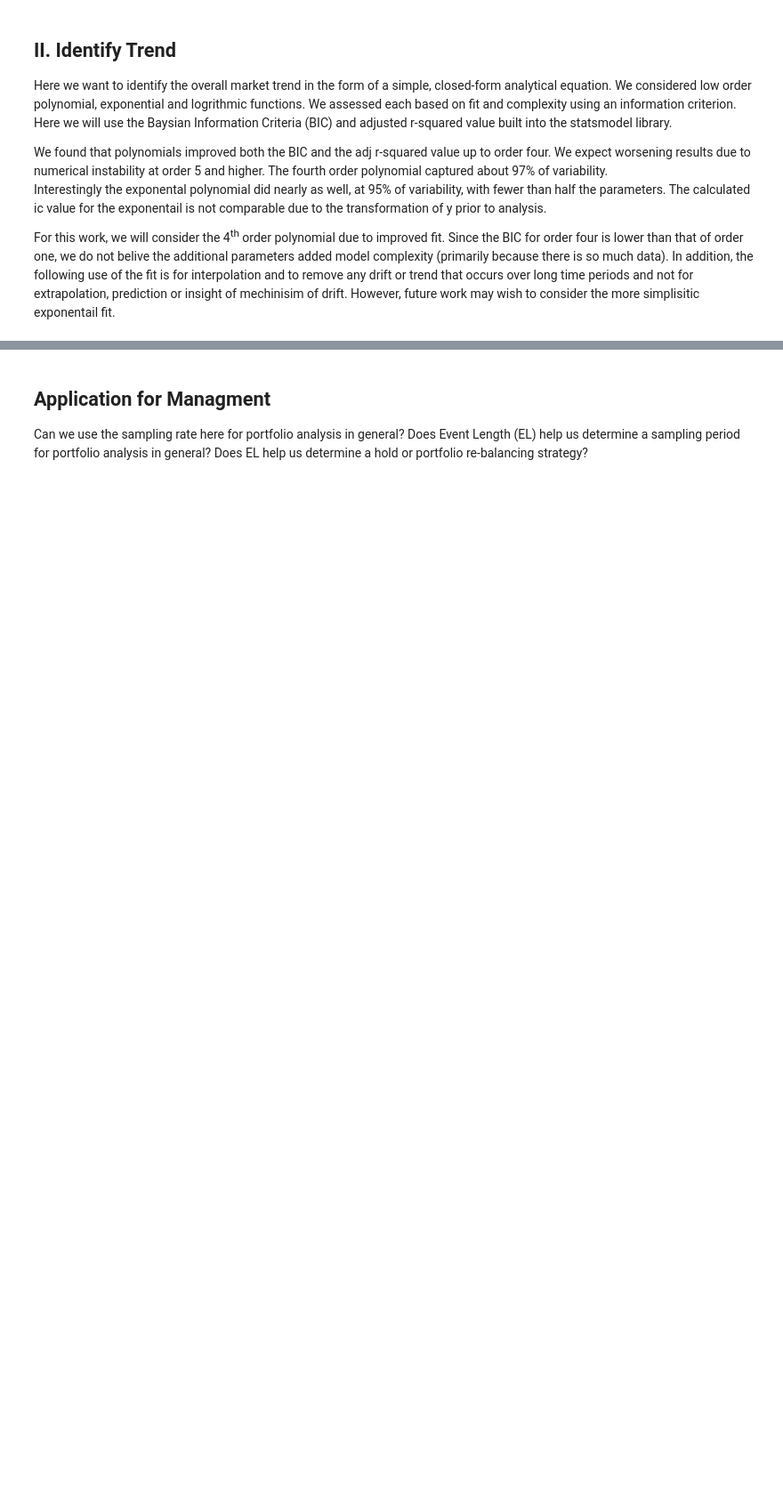
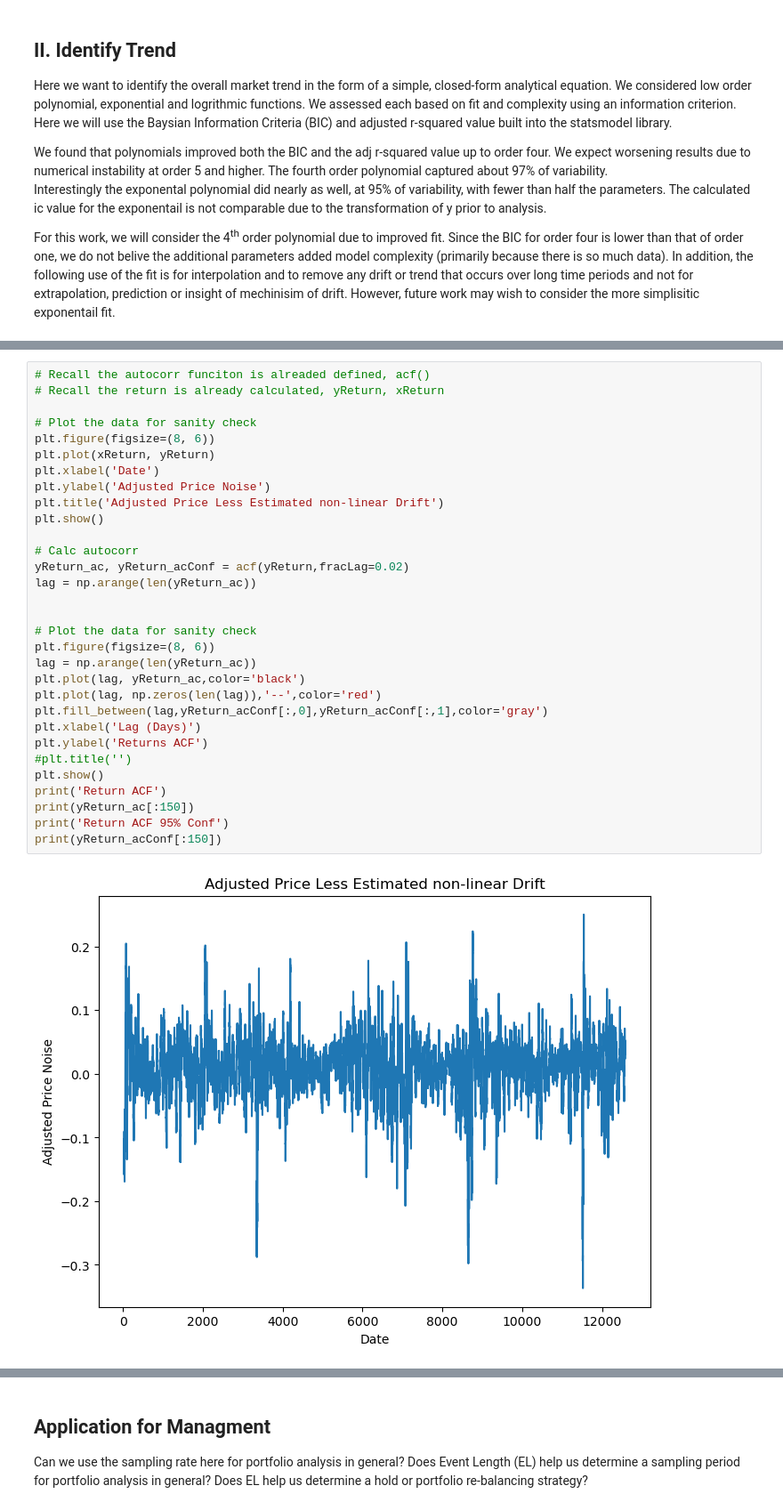
Before and after one commit to Rtasseff/condor_test, a Jupyter notebook: project/202407_marketTrends.ipynb, the cells around one changed output, grey strips where cells are left out. Shown at 89% size. Saved outputs shown, nothing was run; the diff lists cells and outputs as text; blank space fills up the shorter version.

```diff
--- a/project/202407_marketTrends.ipynb
+++ b/project/202407_marketTrends.ipynb
@@ -354,0 +414,33 @@ plt.show()
+# %%
+# Recall the autocorr funciton is alreaded defined, acf()
+# Recall the return is already calculated, yReturn, xReturn
+
+# Plot the data for sanity check
+plt.figure(figsize=(8, 6))
+plt.plot(xReturn, yReturn)
+plt.xlabel('Date')
+plt.ylabel('Adjusted Price Noise')
+plt.title('Adjusted Price Less Estimated non-linear Drift')
+plt.show()
+
+# Calc autocorr
+yReturn_ac, yReturn_acConf = acf(yReturn,fracLag=0.02)
+lag = np.arange(len(yReturn_ac))
+
+
+# Plot the data for sanity check
+plt.figure(figsize=(8, 6))
+lag = np.arange(len(yReturn_ac))
+plt.plot(lag, yReturn_ac,color='black')
+plt.plot(lag, np.zeros(len(lag)),'--',color='red')
+plt.fill_between(lag,yReturn_acConf[:,0],yReturn_acConf[:,1],color='gray')
+plt.xlabel('Lag (Days)')
+plt.ylabel('Returns ACF')
+#plt.title('')
+plt.show()
+print('Return ACF')
+print(yReturn_ac[:150])
+print('Return ACF 95% Conf')
+print(yReturn_acConf[:150])
+# %% [output]
+[figure, added]
```
Also changed, not shown: parts of 23 cells of this notebook.
